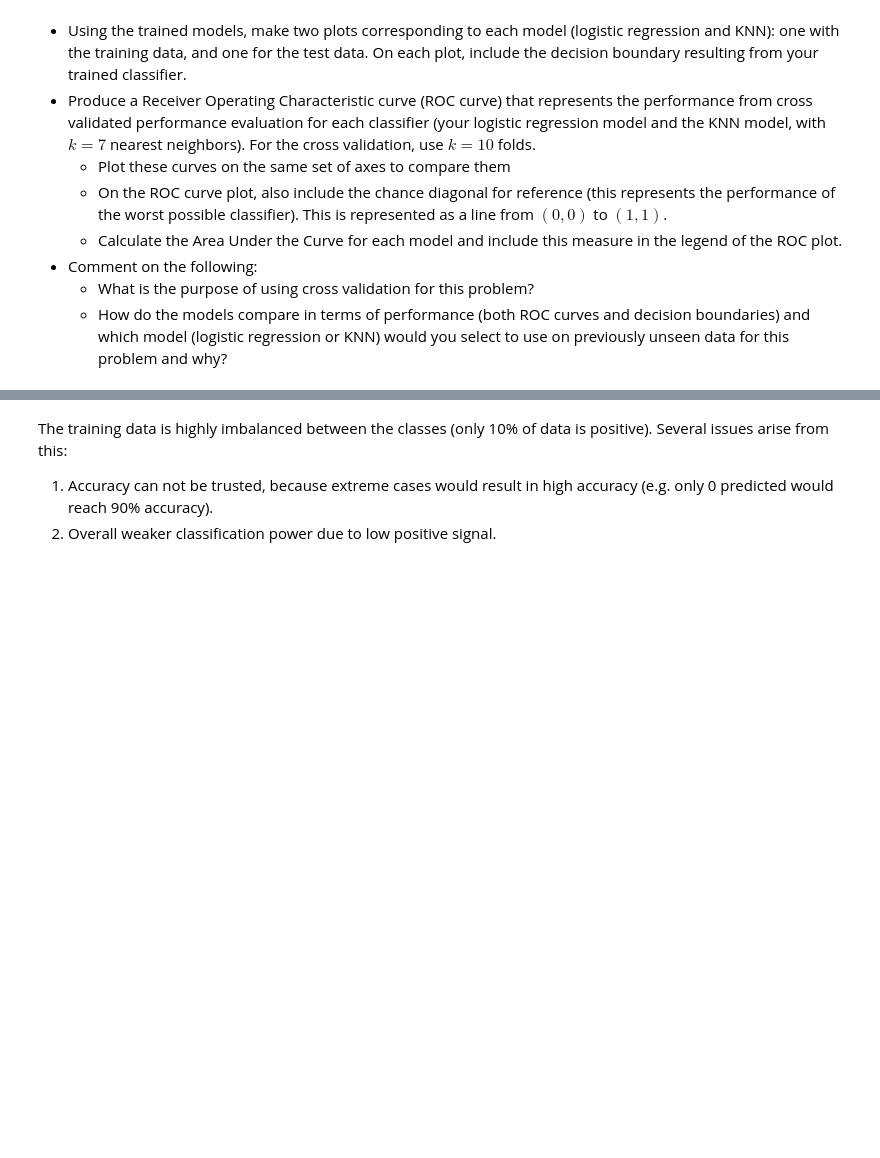
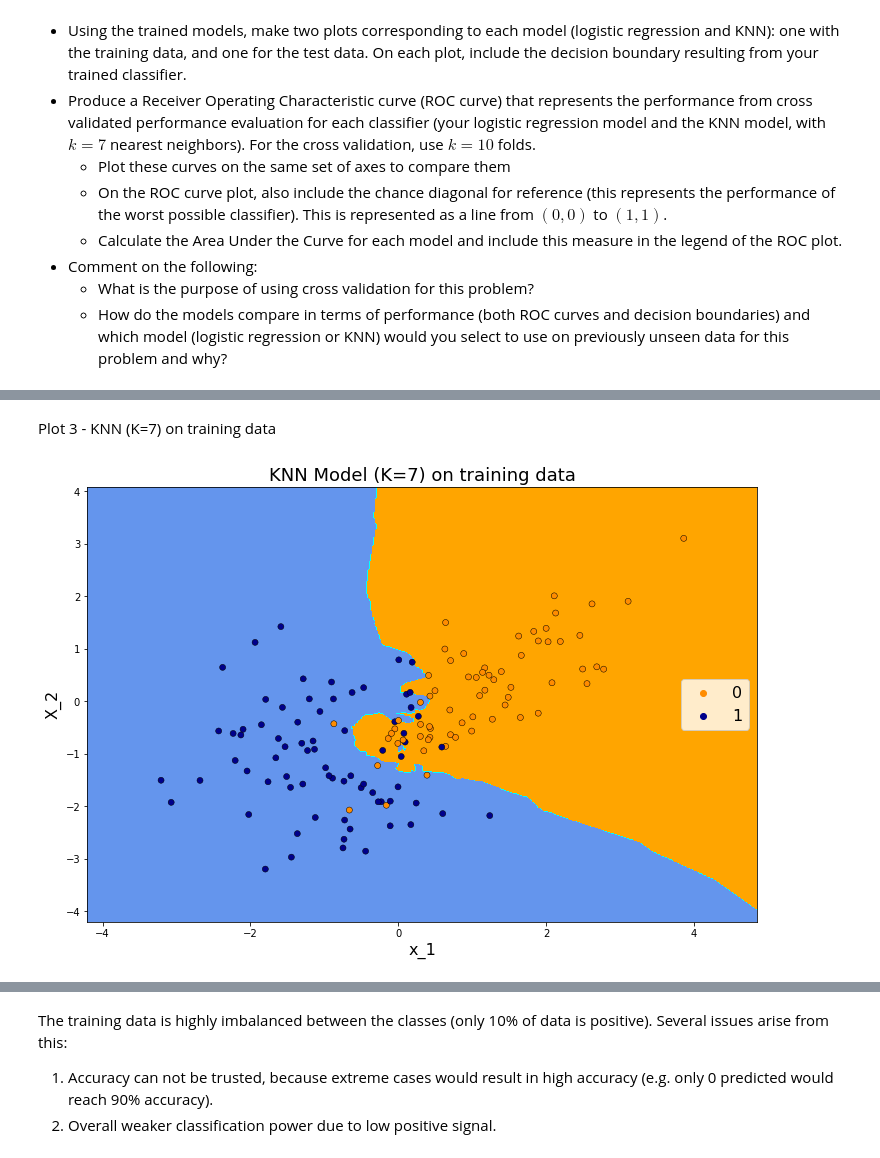
Before and after one commit to FR-Schwartz/ids705, a Jupyter notebook: assignments/Assignment_3.ipynb, the cells around one changed output, grey strips where cells are left out. Cells and saved outputs as stored; diff of their text form; code cells hidden in the pictures; blank space fills up the shorter version.

```diff
--- a/assignments/Assignment_3.ipynb
+++ b/assignments/Assignment_3.ipynb
@@ -362,2 +411,17 @@ X = model1.prepare_x(X_train)
 # %% [markdown]
 **h.2** Show the learning curves for the gradient descent process for learning rates of $\{10^{-2}, 10^{-4}, 10^{-6}\}$. For each learning rate plot the learning curves by plotting **both the training and test data average cost** as a function of each iteration of gradient descent.
+# %%
+import numpy as np
+import matplotlib.pyplot as plt
+from sklearn.naive_bayes import GaussianNB
+from sklearn.svm import SVC
+from sklearn.datasets import load_digits
+from sklearn.model_selection import learning_curve
+
+# Plot number of iterations per learning rate
+
+# Initialize custom logistic regression class
+log_reg_model = Logistic_regression()
+
+# Fit the model
+log_reg_model.fit(X_train, y_train, 0.01, 10, True)
@@ -412,0 +666,41 @@ Your goal is to classify whether or not an example digit is a 3. Your binary cla
+# %% [markdown]
+Plot 3 - KNN (K=7) on training data
+# %%
+# nearest neighbour = 7
+
+h = 0.02  # step size in the mesh
+
+# Create color maps
+cmap_light = ListedColormap(["orange", "cyan", "cornflowerblue"])
+cmap_bold = ["darkorange", "darkblue"]
+
+# Plot the decision boundary. For that, we will assign a color to each
+# point in the mesh [x_min, x_max]x[y_min, y_max].
+x_min, x_max = X_train.iloc[:, 0].min() - 1, X_train.iloc[:, 0].max() + 1
+y_min, y_max = X_train.iloc[:, 1].min() - 1, X_train.iloc[:, 1].max() + 1
+xx, yy = np.meshgrid(np.arange(x_min, x_max, h), np.arange(y_min, y_max, h))
+Z = knn_train.predict(np.c_[xx.ravel(), yy.ravel()])
+
+# Put the result into a color plot
+Z = Z.reshape(xx.shape)
+plt.figure(figsize=(12, 8))
+plt.contourf(xx, yy, Z, cmap=cmap_light)
+
+# Plot also the training points
+sns.scatterplot(
+    x=X_train.iloc[:, 0],
+    y=X_train.iloc[:, 1],
+    hue=y_train,
+    palette=cmap_bold,
+    alpha=1.0,
+    edgecolor="black",
+)
+plt.xlim(xx.min(), xx.max())
+plt.ylim(yy.min(), yy.max())
+plt.title("KNN Model (K=7) on training data", fontsize=18)
+plt.xlabel("x_1", fontsize=16)
+plt.ylabel("X_2", fontsize=16)
+plt.legend(loc="right", fontsize=16)
+plt.show()
+# %% [output]
+[figure, added]
```
Also changed, not shown: parts of 74 cells of this notebook, 5 other files.
